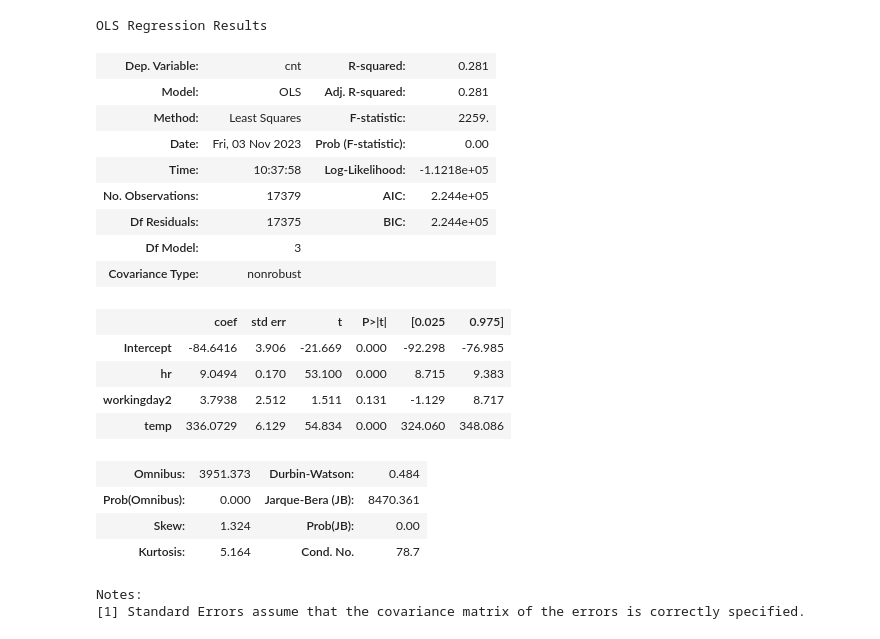
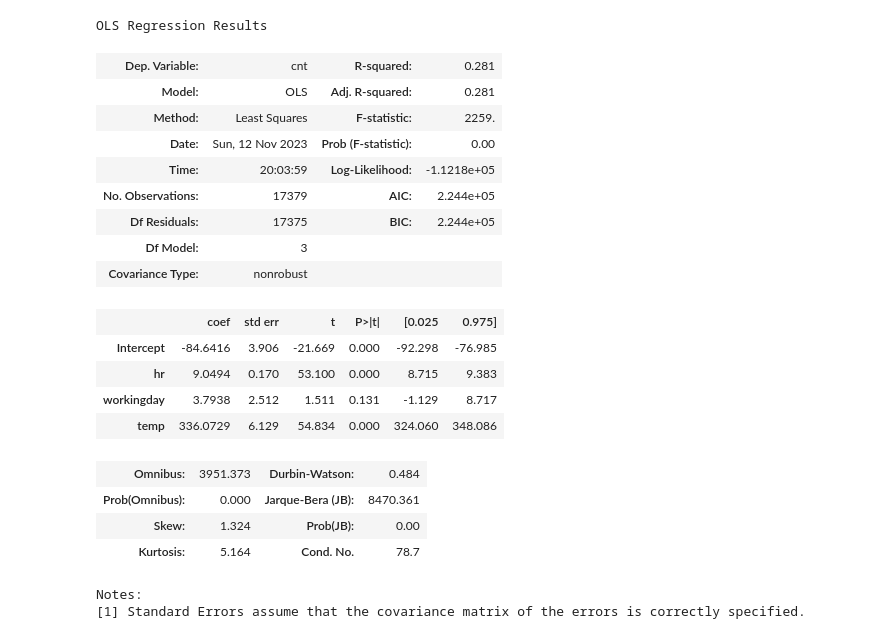
Before and after one commit to aa57c/CS_5568_Project, a Jupyter notebook: project.ipynb, the cells around one changed output. Drawn from its saved outputs; the diff is of its cells as text; code cells hidden in the pictures.

```diff
--- a/project.ipynb
+++ b/project.ipynb
@@ -15,7 +23,7 @@ from sklearn import neighbors
 import statsmodels.api as sm
 import statsmodels.formula.api as smf
 # %%
-bike = pd.read_csv("Bike Sharing Dataset.csv", usecols=[2,5,8,9,10,16])
+bike = pd.read_csv("Bike Sharing Dataset.csv", usecols=[2,3,4,5,6,7,8,9,10,11,12,13,14,15,16])
 bike.info()
 bike.head()
 # %% [output]
@@ -63,17 +72,23 @@ temp          0
 cnt           0
 dtype: int64
 # %%
-bike['workingday2'] = bike.workingday.factorize()[0]
-bike['weathersit2'] = bike.weathersit.factorize()[0]
-est = smf.ols('cnt ~ hr + workingday2 + temp', bike).fit()
+bike['workingday'] = bike.workingday.factorize()[0]
+bike['weathersit'] = bike.weathersit.factorize()[0]
+bike['season'] = bike.season.factorize()[0]
+bike['mnth'] = bike.mnth.factorize()[0]
+bike['weekday'] = bike.weekday.factorize()[0]
+bike['holiday'] = bike.holiday.factorize()[0]
+
+
+est = smf.ols('cnt ~ hr + workingday + temp', bike).fit()
 est.summary()
 # %% [output]
 OLS Regression Results
 | Dep. Variable: | cnt | R-squared: | 0.281 |
 | Model: | OLS | Adj. R-squared: | 0.281 |
 | Method: | Least Squares | F-statistic: | 2259. |
-| Date: | Fri, 03 Nov 2023 | Prob (F-statistic): | 0.00 |
-| Time: | 10:37:58 | Log-Likelihood: | -1.1218e+05 |
+| Date: | Sun, 12 Nov 2023 | Prob (F-statistic): | 0.00 |
+| Time: | 20:03:59 | Log-Likelihood: | -1.1218e+05 |
 | No. Observations: | 17379 | AIC: | 2.244e+05 |
 | Df Residuals: | 17375 | BIC: | 2.244e+05 |
 | Df Model: | 3 |  |  |
@@ -81,7 +96,7 @@ OLS Regression Results
 |  | coef | std err | t | P>|t| | [0.025 | 0.975] |
 | Intercept | -84.6416 | 3.906 | -21.669 | 0.000 | -92.298 | -76.985 |
 | hr | 9.0494 | 0.170 | 53.100 | 0.000 | 8.715 | 9.383 |
-| workingday2 | 3.7938 | 2.512 | 1.511 | 0.131 | -1.129 | 8.717 |
+| workingday | 3.7938 | 2.512 | 1.511 | 0.131 | -1.129 | 8.717 |
 | temp | 336.0729 | 6.129 | 54.834 | 0.000 | 324.060 | 348.086 |
 | Omnibus: | 3951.373 | Durbin-Watson: | 0.484 |
 | Prob(Omnibus): | 0.000 | Jarque-Bera (JB): | 8470.361 |
```
Also changed, not shown: parts of 7 cells of this notebook.
